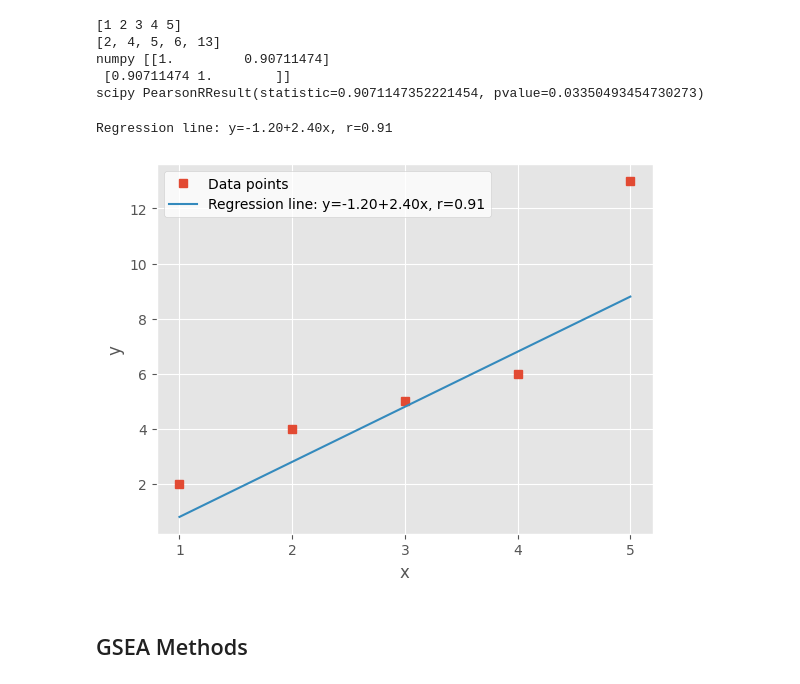
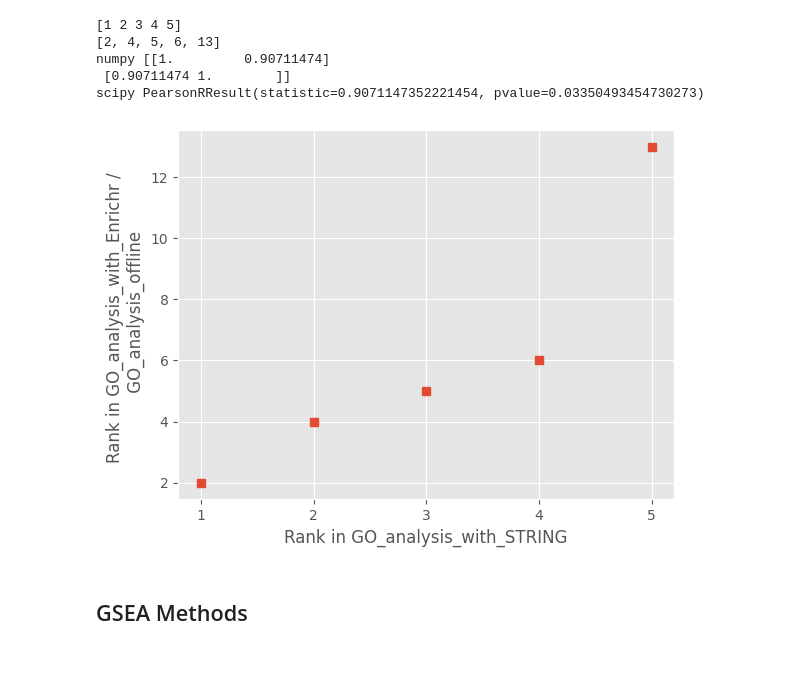
Before and after one commit to cschlaffner/PROTzilla2, a Jupyter notebook: ba/results.ipynb, the cells around one changed output. Saved outputs shown, nothing was run; the diff lists cells and outputs as text; code cells hidden in the pictures.

```diff
--- a/ba/results.ipynb
+++ b/ba/results.ipynb
@@ -176,22 +198,21 @@ scipy PearsonRResult(statistic=0.9071147352221454, pvalue=0.03350493454730273)
 # %%
 # plot
 plt.style.use('ggplot')
-slope, intercept, r, p, stderr = scipy.stats.linregress(x, y)
-line = f'Regression line: y={intercept:.2f}+{slope:.2f}x, r={r:.2f}'
-print(line)
+# slope, intercept, r, p, stderr = scipy.stats.linregress(x, y)
+# line = f'Regression line: y={intercept:.2f}+{slope:.2f}x, r={r:.2f}'
+# print(line)
 
 fig, ax = plt.subplots()
-ax.plot(x, y, linewidth=0, marker='s', label='Data points')
-ax.plot(x, intercept + int(slope) * x, label=line)
-ax.set_xlabel('x')
-ax.set_ylabel('y')
-ax.legend(facecolor='white')
+ax.plot(x, y, linewidth=0, marker='s')
+# ax.plot(x, intercept + slope * x, label=line)
+ax.set_xlabel('Rank in GO_analysis_with_STRING')
+ax.set_ylabel('Rank in GO_analysis_with_Enrichr / \n GO_analysis_offline')
+# ax.legend(facecolor='white')
 ax.set_xticks(range(int(min(x)), int(max(x)) + 1))
 plt.savefig("pearson_GO.pdf", dpi=300)
 plt.show()
 # %% [output]
-Regression line: y=-1.20+2.40x, r=0.91
-[figure, old version]
+[figure, new version]
 # %% [markdown]
 ## GSEA Methods
 # %%
```
Also changed, not shown: parts of 21 cells of this notebook, 8 other files.
